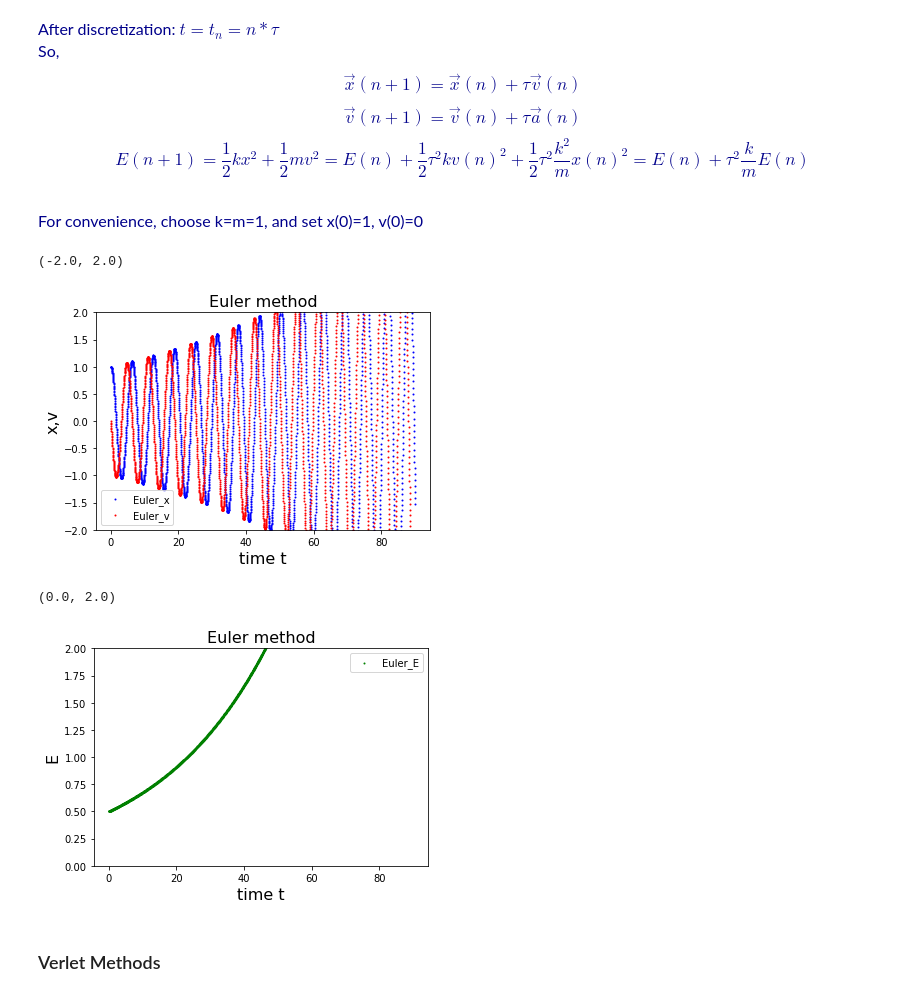
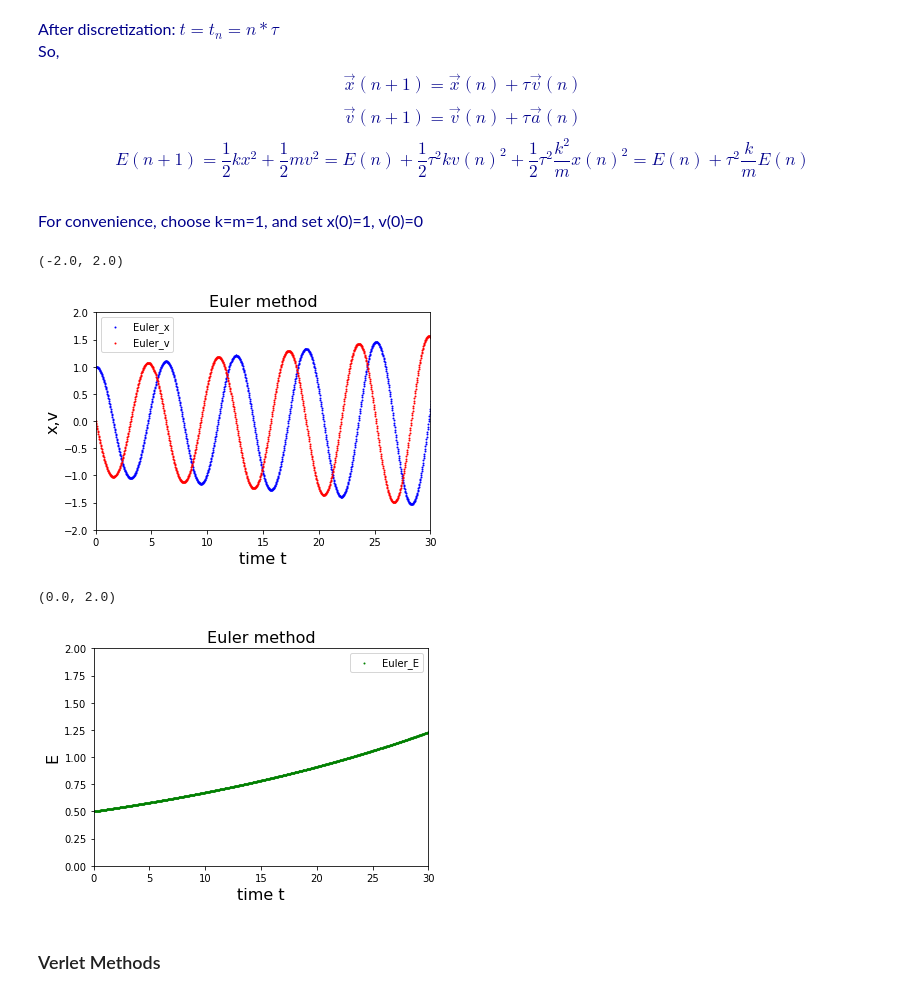
Before and after one commit to hylu666/hku-physics4150, a Jupyter notebook: Solving_Differential_Equations/Differential_Equations_1_Methods.ipynb, the cells around one changed output. Drawn from its saved outputs; the diff is of its cells as text; code cells hidden in the pictures.

```diff
--- a/Solving_Differential_Equations/Differential_Equations_1_Methods.ipynb
+++ b/Solving_Differential_Equations/Differential_Equations_1_Methods.ipynb
@@ -44,15 +44,16 @@ for i in range(1,3000):
 # %%
 #postion x, velocity v plot
 plt.scatter(t_Eu,x_Eu,color='blue',s=1,label='Euler_x')
 plt.scatter(t_Eu,v_Eu,color='red',s=1,label='Euler_v')
 plt.legend()
 plt.xlabel('time t',size=16)
 plt.ylabel('x,v',size=16)
 plt.title('Euler method',size=16)
+plt.xlim(0,30)
 plt.ylim(-2,2)
 # %% [output]
 (-2.0, 2.0)
-[figure, old version]
+[figure, new version]
 # %%
 #Energy plot
 plt.scatter(t_Eu,E_Eu,color='green',s=1,label='Euler_E')
@@ -60,10 +61,11 @@ plt.legend()
 plt.xlabel('time t',size=16)
 plt.ylabel('E',size=16)
 plt.title('Euler method',size=16)
+plt.xlim(0,30)
 plt.ylim(0,2)
 # %% [output]
 (0.0, 2.0)
-[figure, old version]
+[figure, new version]
 # %% [markdown]
 ### Verlet Methods
 # %% [markdown]
```
Also changed, not shown: parts of 4 cells of this notebook.
